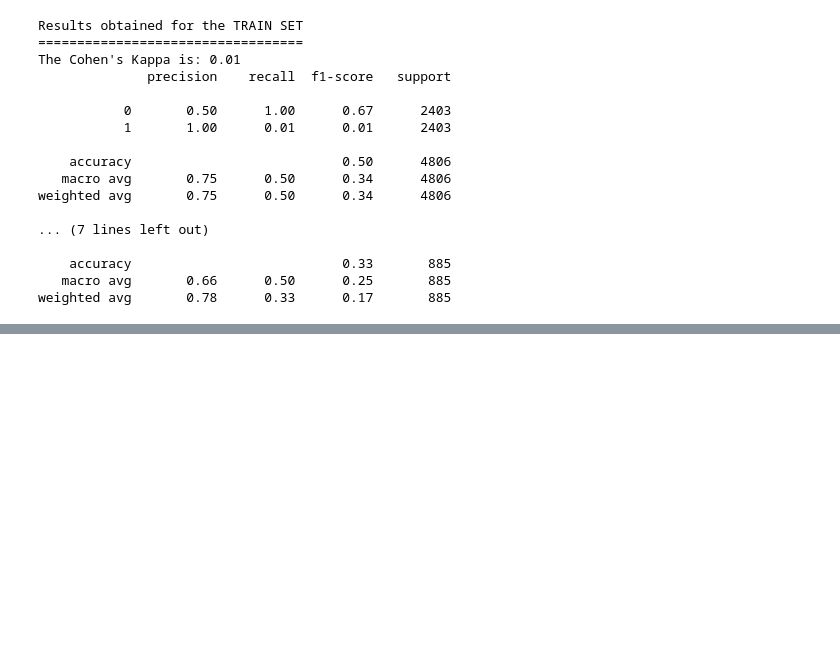
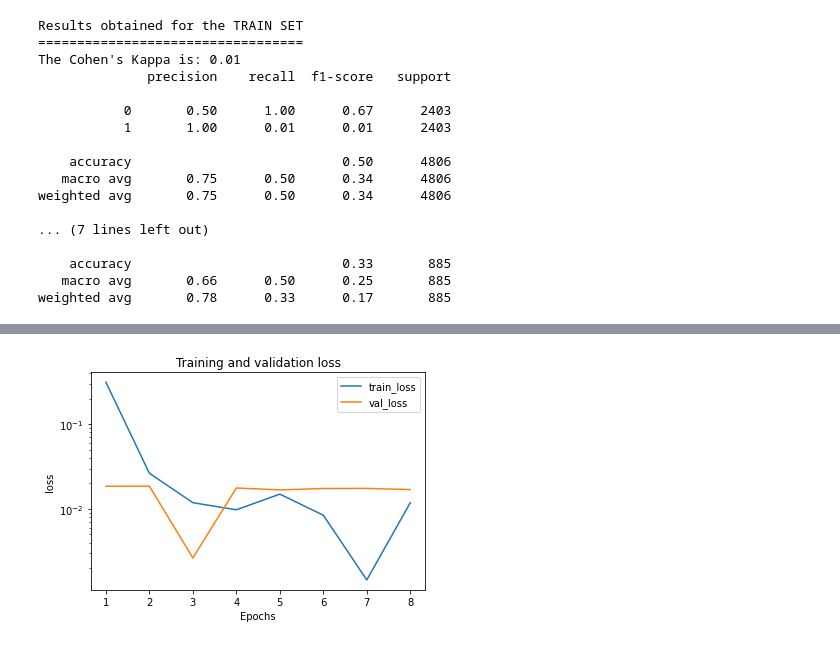
Before and after one commit to Mojgunsh/Final_Project, a Jupyter notebook: Final_Project_Vr0_1.ipynb, the cells around one changed output, grey strips where cells are left out. Drawn from its saved outputs; the diff is of its cells as text; code cells hidden in the pictures; blank space fills up the shorter version.

```diff
--- a/Final_Project_Vr0_1.ipynb
+++ b/Final_Project_Vr0_1.ipynb
@@ -1142,0 +1291,2 @@ weighted avg       0.78      0.33      0.17       885
+# %%
+model_c4 = create_cla_nn_model(X_train_p_up.shape[1])
@@ -1142,0 +1311,18 @@ weighted avg       0.78      0.33      0.17       885
+# %%
+checkpoint_path = '/content/drive/MyDrive/IRONHACK/Final_Project/Checkpoint/cls-nn1.hdf5'
+checkpoint = ModelCheckpoint(
+    filepath=checkpoint_path,
+    save_freq='epoch',
+    save_weights_only=False,
+    verbose=1
+)
+# %%
+history_c4 = model_c4.fit(
+    X_train_p_up,
+    y_train_label,
+    epochs=60,
+    validation_split=0.20,
+    batch_size=10,
+    verbose=2,
+    callbacks=[early_stopping,checkpoint]
+)
@@ -1142,0 +1347,4 @@ weighted avg       0.78      0.33      0.17       885
+# %%
+plot_metric(history_c4,'loss')
+# %% [output]
+[figure, added]
```
Also changed, not shown: parts of 42 cells of this notebook.
